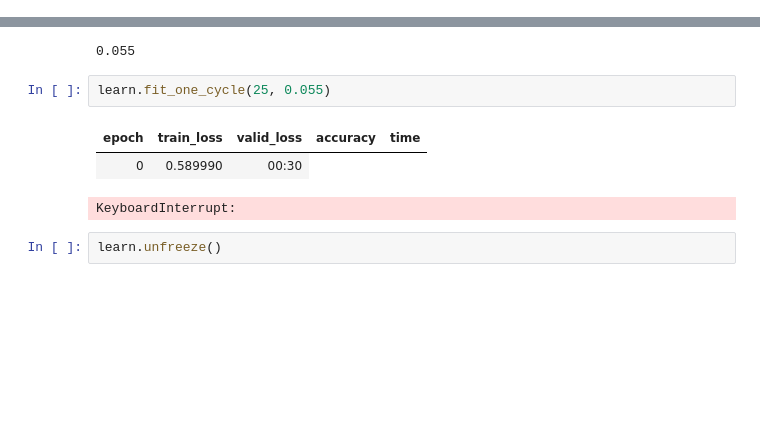
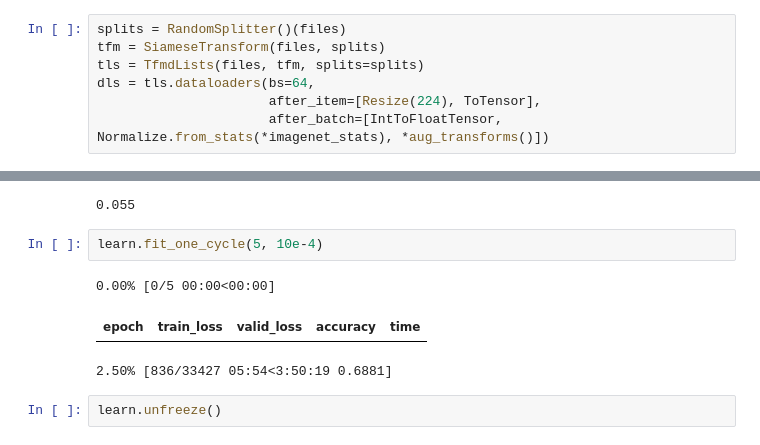
Before and after one commit to we-make-ai/siamese_face_verification, a Jupyter notebook: face_verfication_prod.ipynb, the cells around one changed output, grey strips where cells are left out. Drawn from its saved outputs; the diff is of its cells as text; blank space fills up the shorter version.

```diff
--- a/face_verfication_prod.ipynb
+++ b/face_verfication_prod.ipynb
@@ -174,3 +169,10 @@ dls = tls.dataloaders(bs=128,
+# %%
+splits = RandomSplitter()(files)
+tfm = SiameseTransform(files, splits)
+tls = TfmdLists(files, tfm, splits=splits)
+dls = tls.dataloaders(bs=64,
+                      after_item=[Resize(224), ToTensor],
+                      after_batch=[IntToFloatTensor, Normalize.from_stats(*imagenet_stats), *aug_transforms()])
 # %%
 learn = Learner(dls, model, loss_func=CrossEntropyLossFlat(), splitter=siamese_splitter, metrics=accuracy)
 # %%
@@ -184,12 +187,12 @@ RuntimeError: CUDA out of memory. Tried to allocate 26.00 MiB (GPU 0; 7.93 GiB t
 (10e-3 + 10e-2 )/2
 # %% [output]
 0.055
-# %%
-learn.fit_one_cycle(25, 0.055)
-# %% [output]
-| epoch | train_loss | valid_loss | accuracy | time |
-| 0 | 0.589990 | 00:30 |
-KeyboardInterrupt:
+# %%
+learn.fit_one_cycle(5, 10e-4)
+# %% [output]
+0.00% [0/5 00:00<00:00]
+| epoch | train_loss | valid_loss | accuracy | time |
+2.50% [836/33427 05:54<3:50:19 0.6881]
 # %%
 learn.unfreeze()
 # %%
```
Also changed, not shown: parts of 4 cells of this notebook, 1 other file.
